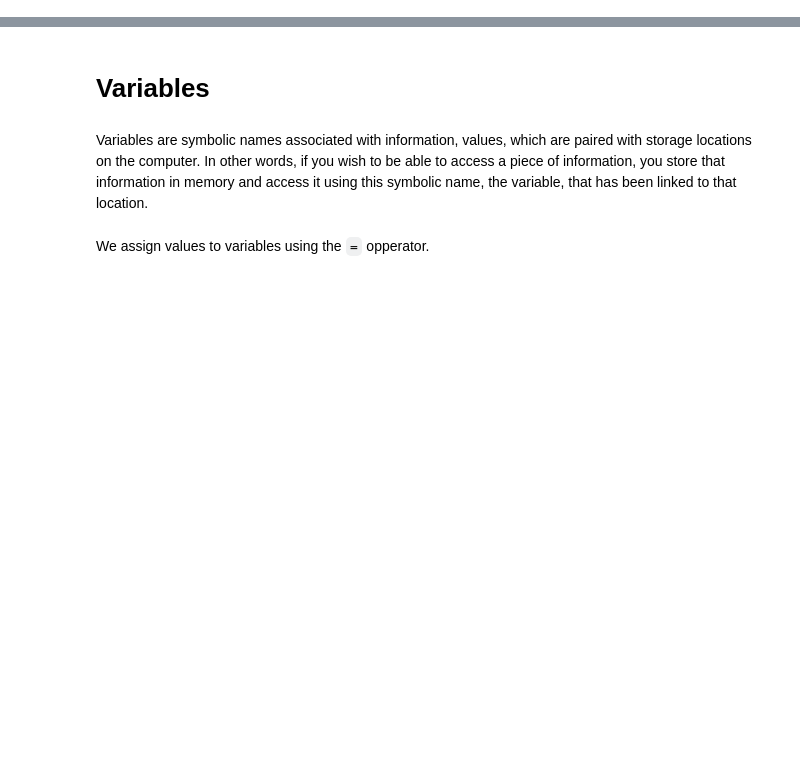
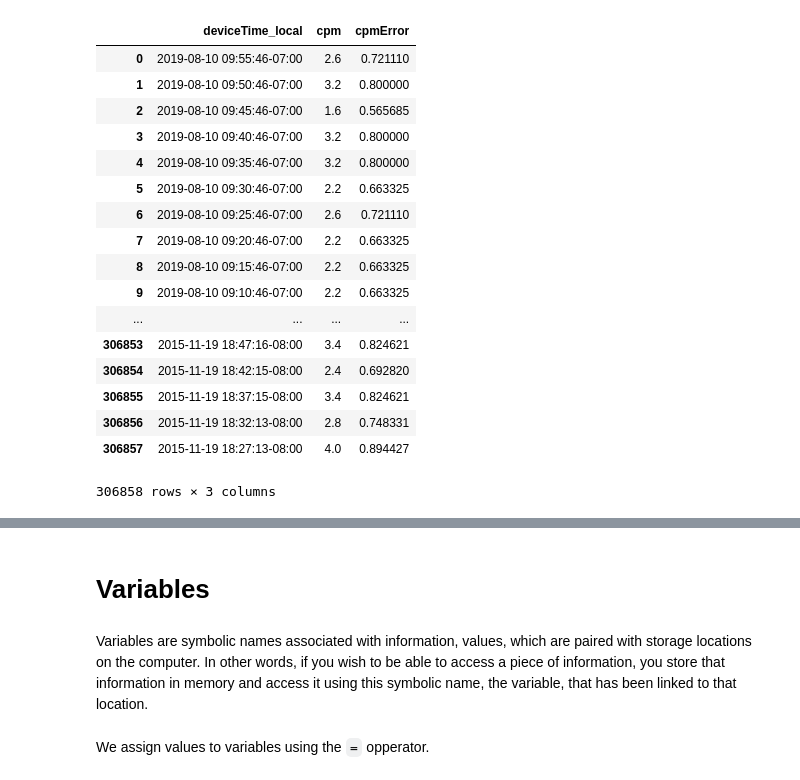
Before and after one commit to engineering-11/Engin-11, a Jupyter notebook: Lessons/Introduction to Python.ipynb, the cells around one changed output, grey strips where cells are left out. Saved outputs shown, nothing was run; the diff lists cells and outputs as text; code cells hidden in the pictures; blank space fills up the shorter version.

```diff
--- a/Lessons/Introduction to Python.ipynb
+++ b/Lessons/Introduction to Python.ipynb
@@ -0,0 +40,23 @@
+# %%
+cpm_data = data.loc[:,"deviceTime_local":"cpmError"]
+cpm_data = cpm_data.drop(["deviceTime_unix"],axis=1)
+cpm_data
+# %% [output]
+|  | deviceTime_local | cpm | cpmError |
+| 0 | 2019-08-10 09:55:46-07:00 | 2.6 | 0.721110 |
+| 1 | 2019-08-10 09:50:46-07:00 | 3.2 | 0.800000 |
+| 2 | 2019-08-10 09:45:46-07:00 | 1.6 | 0.565685 |
+| 3 | 2019-08-10 09:40:46-07:00 | 3.2 | 0.800000 |
+| 4 | 2019-08-10 09:35:46-07:00 | 3.2 | 0.800000 |
+| 5 | 2019-08-10 09:30:46-07:00 | 2.2 | 0.663325 |
+| 6 | 2019-08-10 09:25:46-07:00 | 2.6 | 0.721110 |
+| 7 | 2019-08-10 09:20:46-07:00 | 2.2 | 0.663325 |
+| 8 | 2019-08-10 09:15:46-07:00 | 2.2 | 0.663325 |
+| 9 | 2019-08-10 09:10:46-07:00 | 2.2 | 0.663325 |
+| ... | ... | ... | ... |
+| 306853 | 2015-11-19 18:47:16-08:00 | 3.4 | 0.824621 |
+| 306854 | 2015-11-19 18:42:15-08:00 | 2.4 | 0.692820 |
+| 306855 | 2015-11-19 18:37:15-08:00 | 3.4 | 0.824621 |
+| 306856 | 2015-11-19 18:32:13-08:00 | 2.8 | 0.748331 |
+| 306857 | 2015-11-19 18:27:13-08:00 | 4.0 | 0.894427 |
+306858 rows × 3 columns
```
Also changed, not shown: parts of 11 cells of this notebook, 1 other file.
